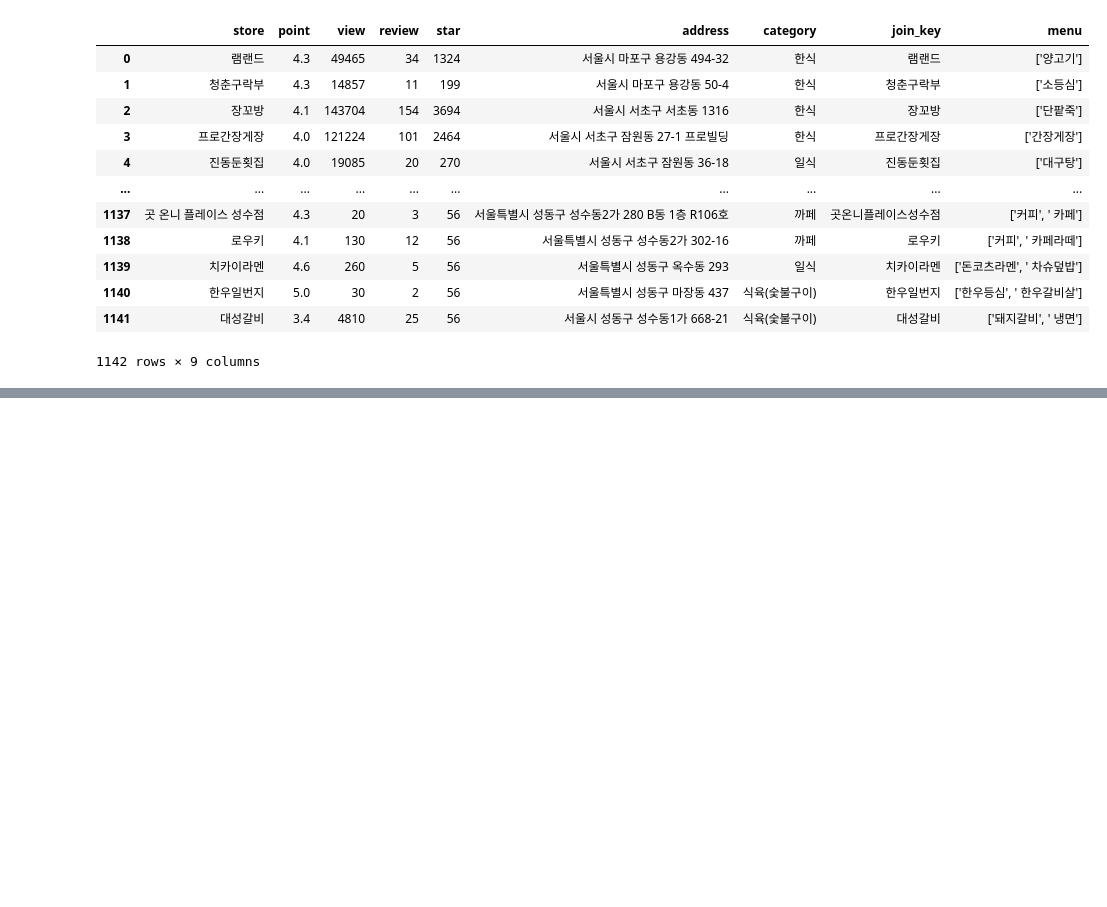
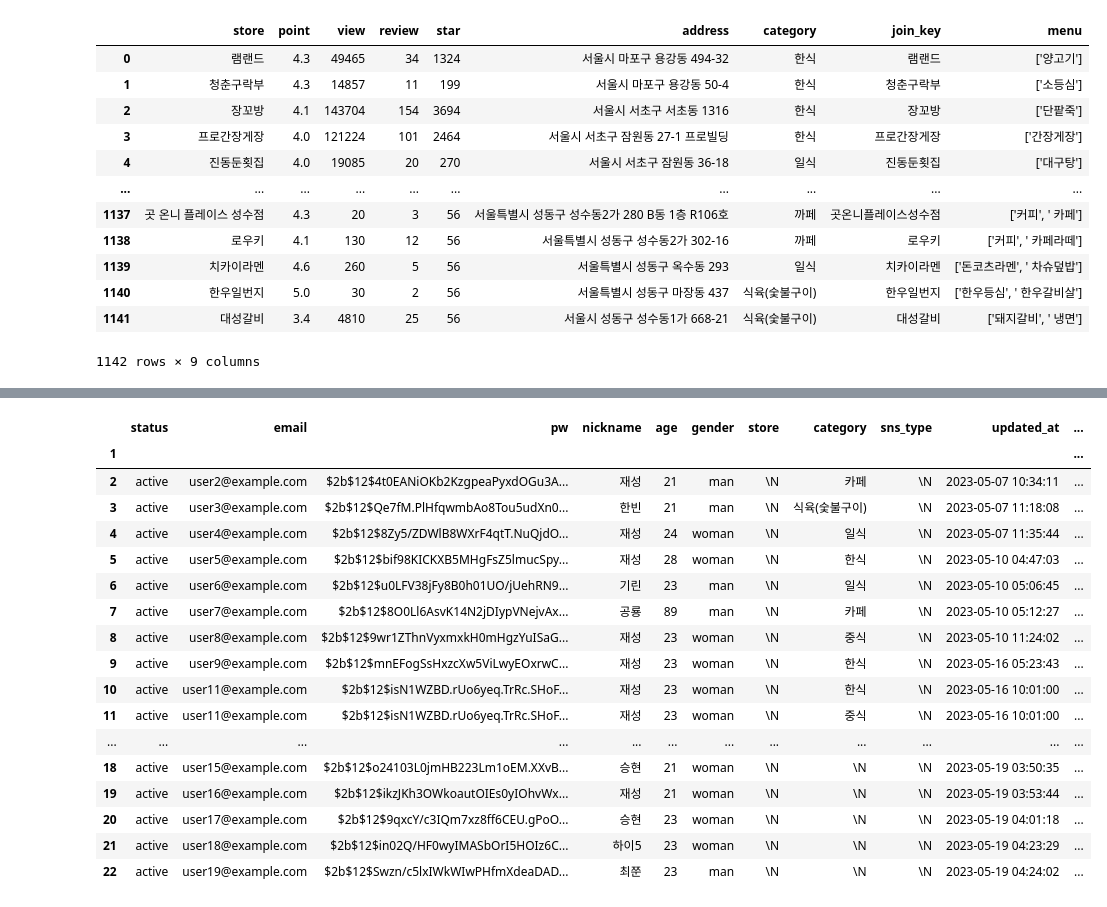
Before and after one commit to zzupzzup/Back, a Jupyter notebook: afsaf.ipynb, the cells around one changed output, grey strips where cells are left out. Saved outputs shown, nothing was run; the diff lists cells and outputs as text; code cells hidden in the pictures; blank space fills up the shorter version.

```diff
--- a/afsaf.ipynb
+++ b/afsaf.ipynb
@@ -317,0 +452,5 @@ test5.to_csv('/Users/hwangjaesung/Downloads/review_0510_1655.csv', index = True)
+# %%
+import pandas as pd
+
+test10 = pd.read_csv('/Users/hwangjaesung/Downloads/user_0519.csv', index_col=0)
+test10
@@ -317,0 +476,22 @@ test5.to_csv('/Users/hwangjaesung/Downloads/review_0510_1655.csv', index = True)
+# %%
+test10.columns = ['status', 'email', 'pw', 'nickname', 'age', 'gender', 'store', 'category', 'sns_type', 'updated_at', 'created_at']
+test10
+# %% [output]
+|  | status | email | pw | nickname | age | gender | store | category | sns_type | updated_at | ... |
+| 1 |  |  |  |  |  |  |  |  |  |  | ... |
+| 2 | active | user2@example.com | $2b$12$4t0EANiOKb2KzgpeaPyxdOGu3A... | 재성 | 21 | man | \N | 카페 | \N | 2023-05-07 10:34:11 | ... |
+| 3 | active | user3@example.com | $2b$12$Qe7fM.PlHfqwmbAo8Tou5udXn0... | 한빈 | 21 | man | \N | 식육(숯불구이) | \N | 2023-05-07 11:18:08 | ... |
+| 4 | active | user4@example.com | $2b$12$8Zy5/ZDWlB8WXrF4qtT.NuQjdO... | 재성 | 24 | woman | \N | 일식 | \N | 2023-05-07 11:35:44 | ... |
+| 5 | active | user5@example.com | $2b$12$bif98KICKXB5MHgFsZ5lmucSpy... | 재성 | 28 | woman | \N | 한식 | \N | 2023-05-10 04:47:03 | ... |
+| 6 | active | user6@example.com | $2b$12$u0LFV38jFy8B0h01UO/jUehRN9... | 기린 | 23 | man | \N | 일식 | \N | 2023-05-10 05:06:45 | ... |
+| 7 | active | user7@example.com | $2b$12$8O0Ll6AsvK14N2jDIypVNejvAx... | 공룡 | 89 | man | \N | 카페 | \N | 2023-05-10 05:12:27 | ... |
+| 8 | active | user8@example.com | $2b$12$9wr1ZThnVyxmxkH0mHgzYuISaG... | 재성 | 23 | woman | \N | 중식 | \N | 2023-05-10 11:24:02 | ... |
+| 9 | active | user9@example.com | $2b$12$mnEFogSsHxzcXw5ViLwyEOxrwC... | 재성 | 23 | woman | \N | 한식 | \N | 2023-05-16 05:23:43 | ... |
+| 10 | active | user11@example.com | $2b$12$isN1WZBD.rUo6yeq.TrRc.SHoF... | 재성 | 23 | woman | \N | 한식 | \N | 2023-05-16 10:01:00 | ... |
+| 11 | active | user11@example.com | $2b$12$isN1WZBD.rUo6yeq.TrRc.SHoF... | 재성 | 23 | woman | \N | 중식 | \N | 2023-05-16 10:01:00 | ... |
+| ... | ... | ... | ... | ... | ... | ... | ... | ... | ... | ... | ... |
+| 18 | active | user15@example.com | $2b$12$o24103L0jmHB223Lm1oEM.XXvB... | 승현 | 21 | woman | \N | \N | \N | 2023-05-19 03:50:35 | ... |
+| 19 | active | user16@example.com | $2b$12$ikzJKh3OWkoautOIEs0yIOhvWx... | 재성 | 21 | woman | \N | \N | \N | 2023-05-19 03:53:44 | ... |
+| 20 | active | user17@example.com | $2b$12$9qxcY/c3IQm7xz8ff6CEU.gPoO... | 승현 | 23 | woman | \N | \N | \N | 2023-05-19 04:01:18 | ... |
+| 21 | active | user18@example.com | $2b$12$in02Q/HF0wyIMASbOrI5HOIz6C... | 하이5 | 23 | woman | \N | \N | \N | 2023-05-19 04:23:29 | ... |
+| 22 | active | user19@example.com | $2b$12$Swzn/c5lxIWkWIwPHfmXdeaDAD... | 최쭌 | 23 | man | \N | \N | \N | 2023-05-19 04:24:02 | ... |
```
Also changed, not shown: parts of 29 cells of this notebook, 12 other files.
